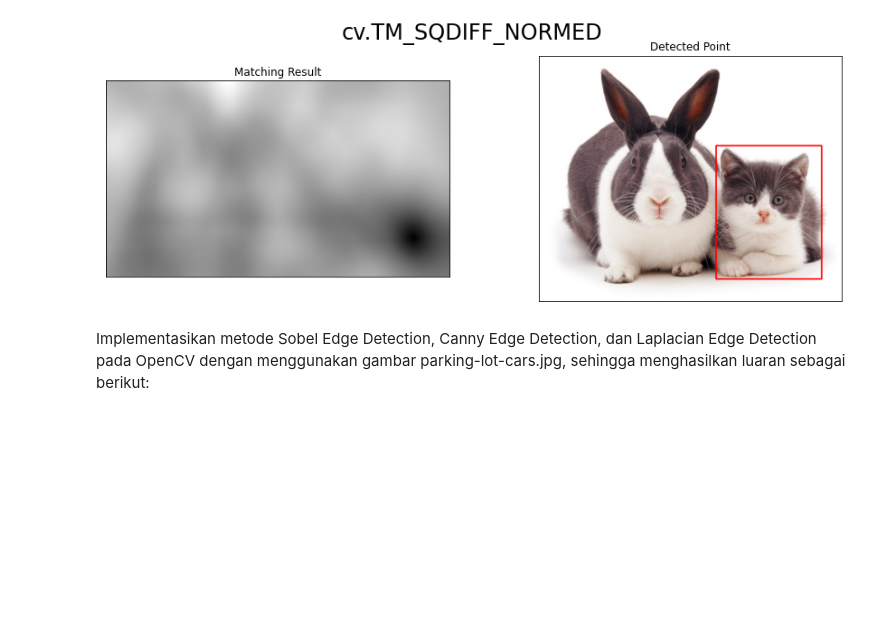
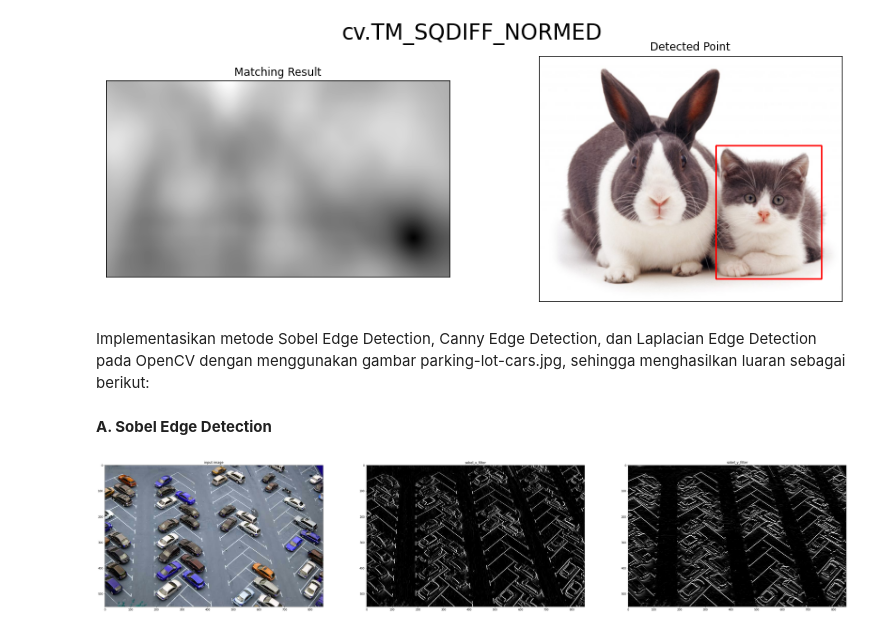
Before and after one commit to ardilalukita14/Genap-21-22, a Jupyter notebook: Week11.ipynb, the cells around one changed output. Drawn from its saved outputs; the diff is of its cells as text; code cells hidden in the pictures; blank space fills up the shorter version.

```diff
--- a/Week11.ipynb
+++ b/Week11.ipynb
@@ -119,3 +119,22 @@ Ukuran Citra Template :  829  x  1024
 Implementasikan metode Sobel Edge Detection, Canny Edge Detection, dan Laplacian
 Edge Detection pada OpenCV dengan menggunakan gambar parking-lot-cars.jpg,
 sehingga menghasilkan luaran sebagai berikut:
+# %% [markdown]
+**A. Sobel Edge Detection**
+# %%
+image = cv.imread('/content/drive/MyDrive/ObjectDetection/parking-lot-cars.jpg', cv.IMREAD_COLOR)
+image_gray = cv.cvtColor(image, cv.COLOR_BGR2GRAY)
+
+sobel_y = np.array([[-1, -2, -1], [0, 0, 0], [1, 2, 1]])
+sobel_x = np.array([[-1, 0, 1], [-2, 0, 2], [-1, 0, 1]])
+
+filtered_image_y = cv.filter2D(image_gray, -1, sobel_y)
+filtered_image_x = cv.filter2D(image_gray, -1, sobel_x)
+
+f, axarr = plt.subplots(1,3, figsize=(50, 25))
+axarr[0].imshow(image), axarr[0].set_title("input image")
+axarr[1].imshow(filtered_image_x, cmap='gray'), axarr[1].set_title("sobel_x_filter")
+axarr[2].imshow(filtered_image_y, cmap='gray'), axarr[2].set_title("sobel_y_filter")
+plt.show()
+# %% [output]
+[figure, added]
```
Also changed, not shown: parts of 1 cell of this notebook.
